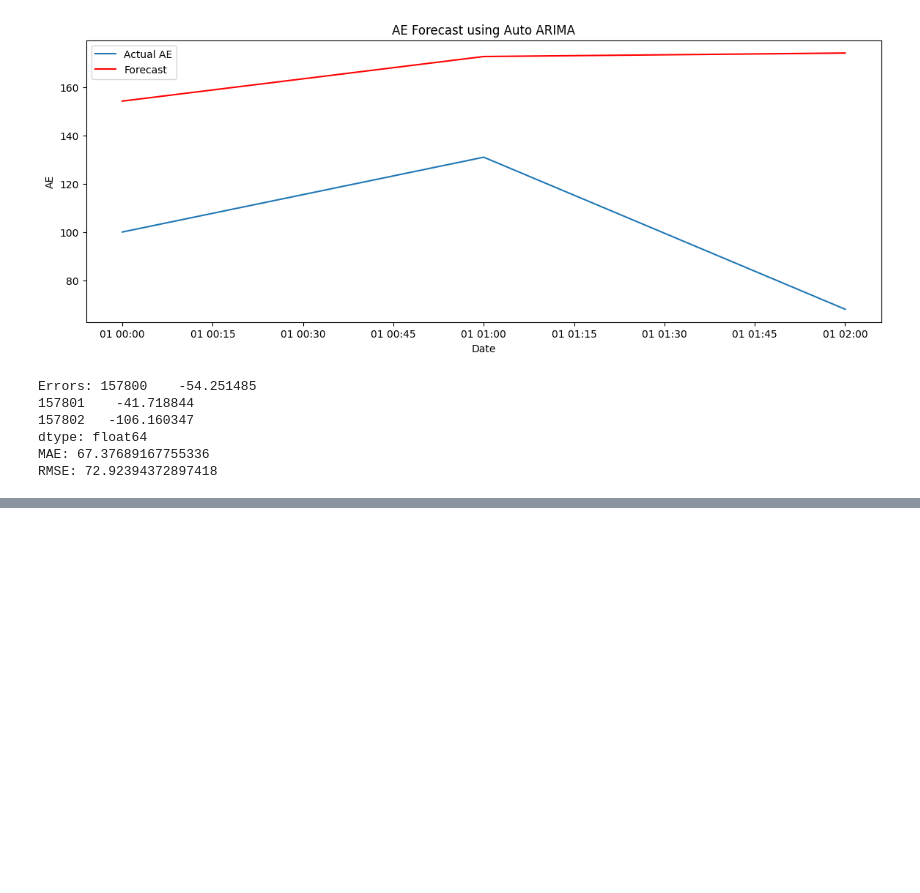
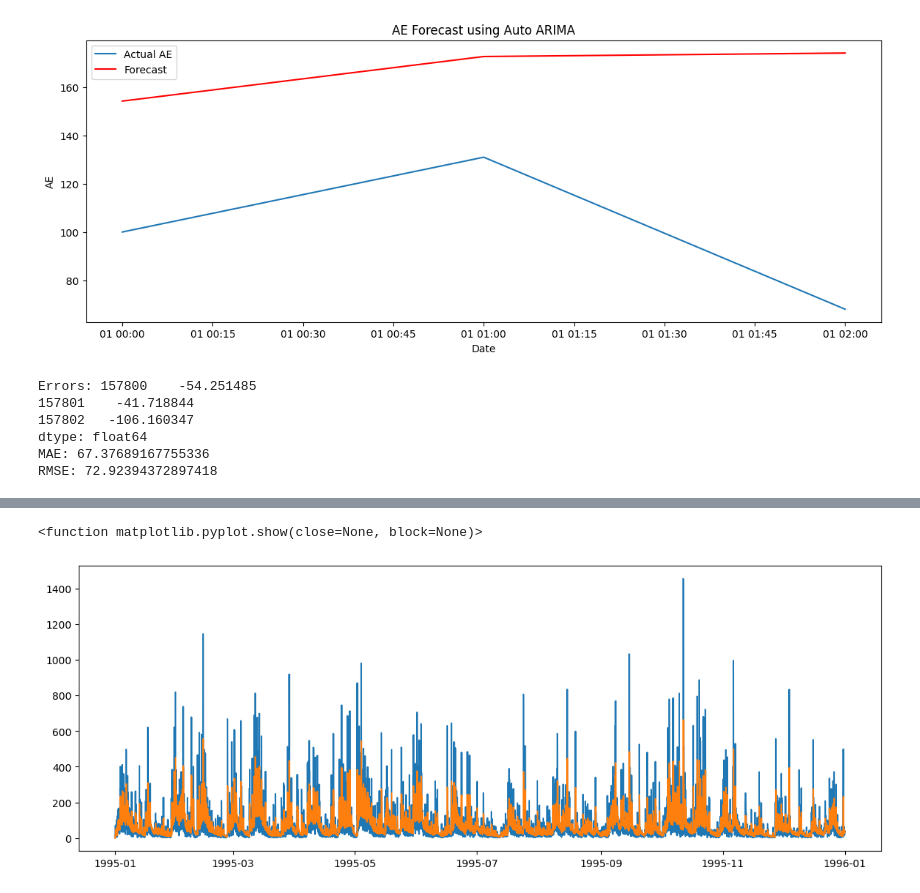
Before and after one commit to GMD-ROSS/Perturbed-Input, a Jupyter notebook: notebooks/Space_Weather_Workbook.ipynb, the cells around one changed output, grey strips where cells are left out. Saved outputs shown, nothing was run; the diff lists cells and outputs as text; code cells hidden in the pictures; blank space fills up the shorter version.

Commit message:
Additions to the space_weather_workbook, completed stage two of the project, diagnostics function created,  additional readings done.

```diff
--- a/notebooks/Space_Weather_Workbook.ipynb
+++ b/notebooks/Space_Weather_Workbook.ipynb
@@ -705,0 +746,18 @@ RMSE: 72.92394372897418
+# %%
+from pmdarima import auto_arima
+
+data['DateTime'] = pd.to_datetime(data['DateTime'])
+data = data.set_index('DateTime')
+
+series = data.loc['1995-01-01' : '1995-12-31' , 'HMAEY'].dropna()
+
+print(series)
+
+model = auto_arima(
+    series,
+    seasonal = False,
+    Trace = True,
+    stepwise = True
+)
+
+print(model.summary())
@@ -705,0 +782,11 @@ RMSE: 72.92394372897418
+# %%
+fitted_values = model.predict_in_sample()
+
+
+plt.figure(figsize = (14,5))
+plt.plot(series , label = "Actual")
+plt.plot(fitted_values, label = "Fitted")
+plt.show
+# %% [output]
+<function matplotlib.pyplot.show(close=None, block=None)>
+[figure, added]
```
Also changed, not shown: parts of 24 cells of this notebook, 2 other files.
